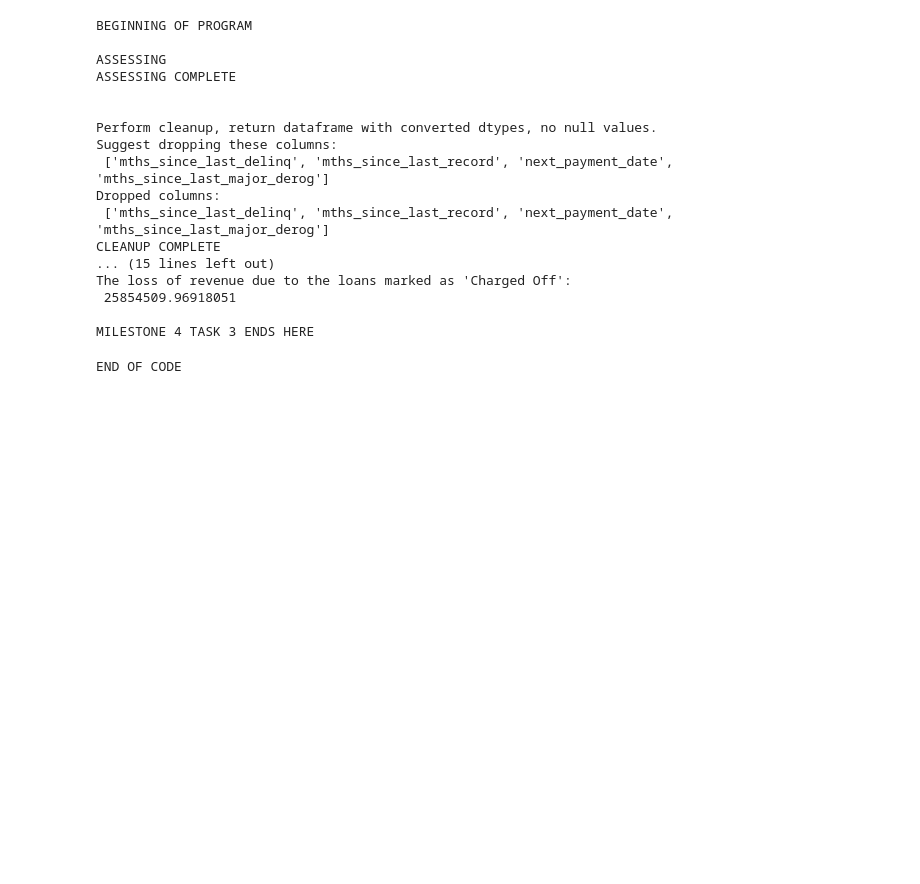
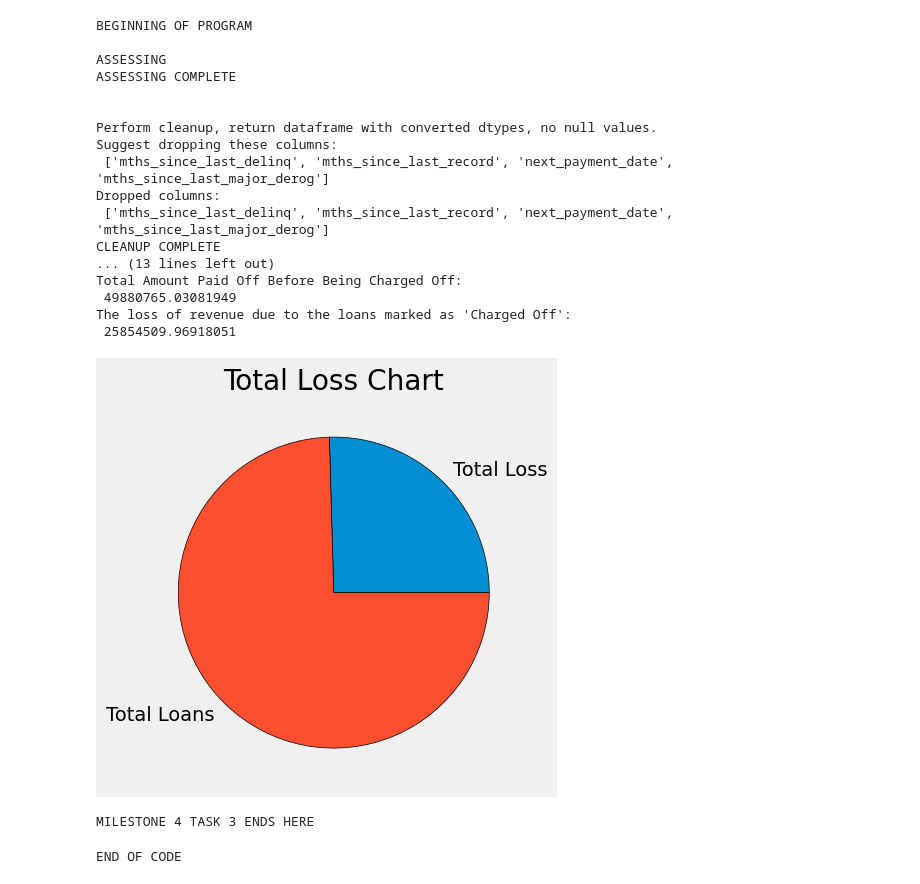
Before and after one commit to Dialga9182/exploratory-data-analysis---customer-loans-in-finance489, a Jupyter notebook: analysis_and_querying5.ipynb, the cells around one changed output. Saved outputs shown, nothing was run; the diff lists cells and outputs as text; code cells hidden in the pictures; blank space fills up the shorter version.

Commit message:
Update analysis_and_querying5.ipynb
Completed Milestone 4 task 3

```diff
--- a/analysis_and_querying5.ipynb
+++ b/analysis_and_querying5.ipynb
@@ -7,7 +7,7 @@ from DataFrameInfo import DataFrameInfo
 from functions import display_suggested_drops, column_drop
 import pandas as pd
 import numpy as np
-
+from matplotlib import pyplot as plt
 from datetime import datetime
 
 RDSD = RDSDatabaseConnector()
@@ -125,7 +125,7 @@ def milestone_4_task_2(dataframe: pd.core.frame.DataFrame) -> pd.core.frame.Data
             if i == 'Charged Off':
                 no_of_charged_off.append(i)
         print("Number of individual loans charged off:\n", len(no_of_charged_off))
-        print("Charged off loans as a percentage of all loans:\n", (len(no_of_charged_off)/len(dataframe_for_MS4_T3_analysis))*100, "%")
+        print("Charged off loans as a percentage of all loans:\n", (len(no_of_charged_off)/len(dataframe_for_MS4_T2_analysis))*100, "%")
         return None
 
     calculate_the_percentage_of_charged_off_loans_historically(dataframe_for_MS4_T2_analysis)
@@ -159,41 +159,51 @@ print("Total Amount Paid Off Before Being Charged Off:\n", charged_off_df['tot_a
 
 def milestone_4_task_3_step_1():
     "Calculate the loss in revenue these loans would have generated for the company if they had finished their term."
     def some_function_to_calculate_the_loss_in_revenue_these_loans_would_have_generated():
         charged_off_total = charged_off_df['tot_amount_paid_before_chgd_off'].sum()
         column_which_has_the_total_amount_that_was_loaned = charged_off_df['loan_amount']
         total_loans = column_which_has_the_total_amount_that_was_loaned.sum()
         total_loss = total_loans - charged_off_total
-        return total_loss
-    total_loss = some_function_to_calculate_the_loss_in_revenue_these_loans_would_have_generated()
+        return total_loss, total_loans
+    total_loss, total_loans = some_function_to_calculate_the_loss_in_revenue_these_loans_would_have_generated()
     print(f"The loss of revenue due to the loans marked as 'Charged Off':\n {total_loss}")
-    return charged_off_df
-charged_off_df = milestone_4_task_3_step_1()
+    return charged_off_df, total_loss, total_loans
+charged_off_df, total_loss, total_loans = milestone_4_task_3_step_1()
 '''Calculate the projected loss of the loans marked as Charged Off.
 Calculate the loss in revenue these loans would have generated for the company if they had finished their term.
 Visualise the loss projected over the remaining term of these loans.
 '''
 def milestone_4_task_3_step_2():
-    pass
+    plt.style.use("fivethirtyeight")
+    slices = [total_loss, total_loans] # place the loss projected in one, and the total revenue in the other...
+    labels = ["Total Loss", "Total Loans"]
+    plt.pie(slices, labels=labels, wedgeprops={'edgecolor': 'black'})
+    plt.title("Total Loss Chart")
+    plt.tight_layout
+    plt.show()
+    return None
+milestone_4_task_3_step_2()
 print("\nMILESTONE 4 TASK 3 ENDS HERE\n")
 # %% [output]
 BEGINNING OF PROGRAM
 
 ASSESSING
 ASSESSING COMPLETE
 
 
 Perform cleanup, return dataframe with converted dtypes, no null values.
 Suggest dropping these columns:
  ['mths_since_last_delinq', 'mths_since_last_record', 'next_payment_date', 'mths_since_last_major_derog']
 Dropped columns:
  ['mths_since_last_delinq', 'mths_since_last_record', 'next_payment_date', 'mths_since_last_major_derog']
 CLEANUP COMPLETE
-... (15 lines left out)
+... (13 lines left out)
+Total Amount Paid Off Before Being Charged Off:
+ 49880765.03081949
 The loss of revenue due to the loans marked as 'Charged Off':
  25854509.96918051
-
-MILESTONE 4 TASK 3 ENDS HERE
+[figure, added]
+MILESTONE 4 TASK 3 ENDS HERE
 # %%
 '''#MILESTONE 4 TASK 4
 There are customers who are currently behind with their loan payments.
```
